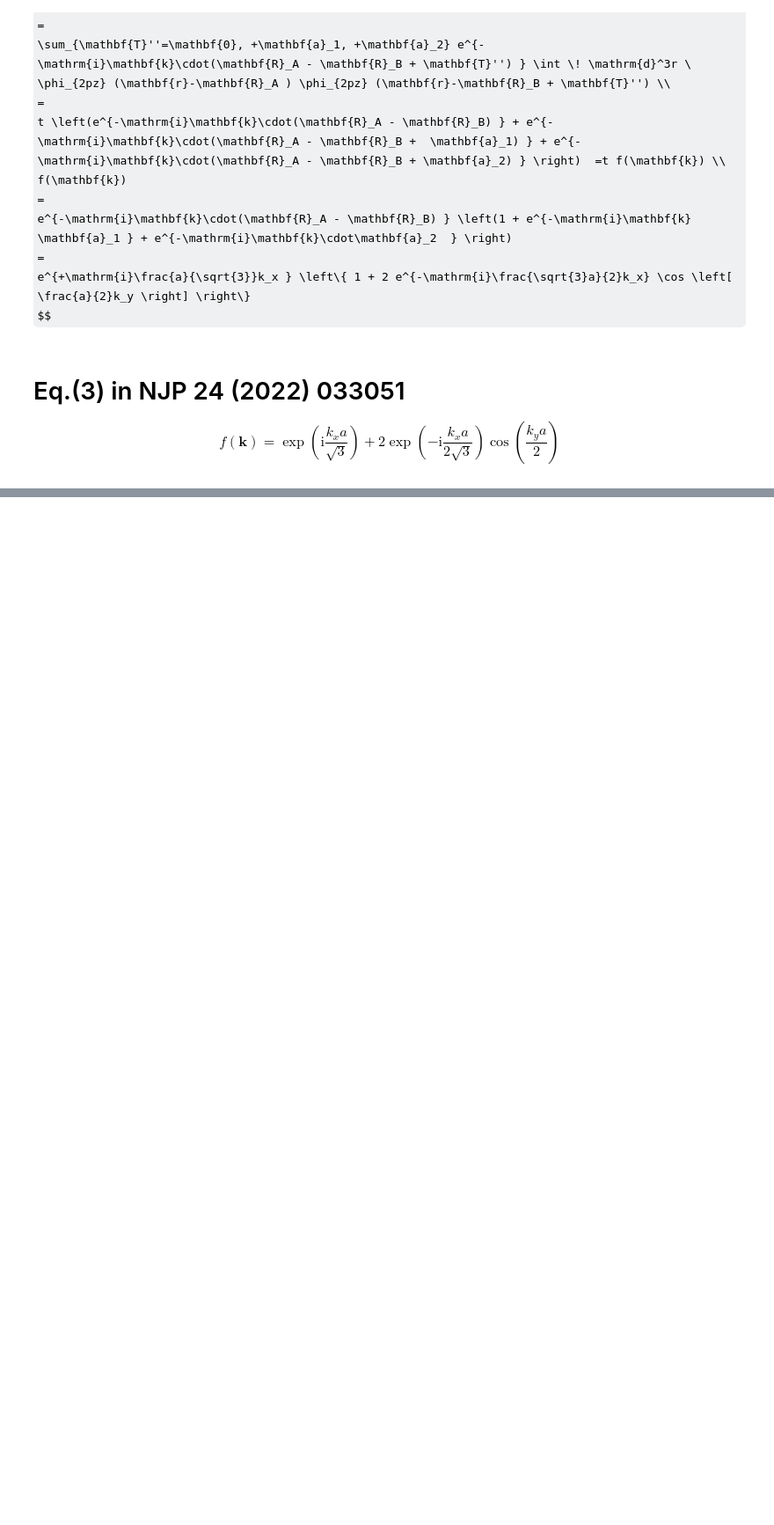
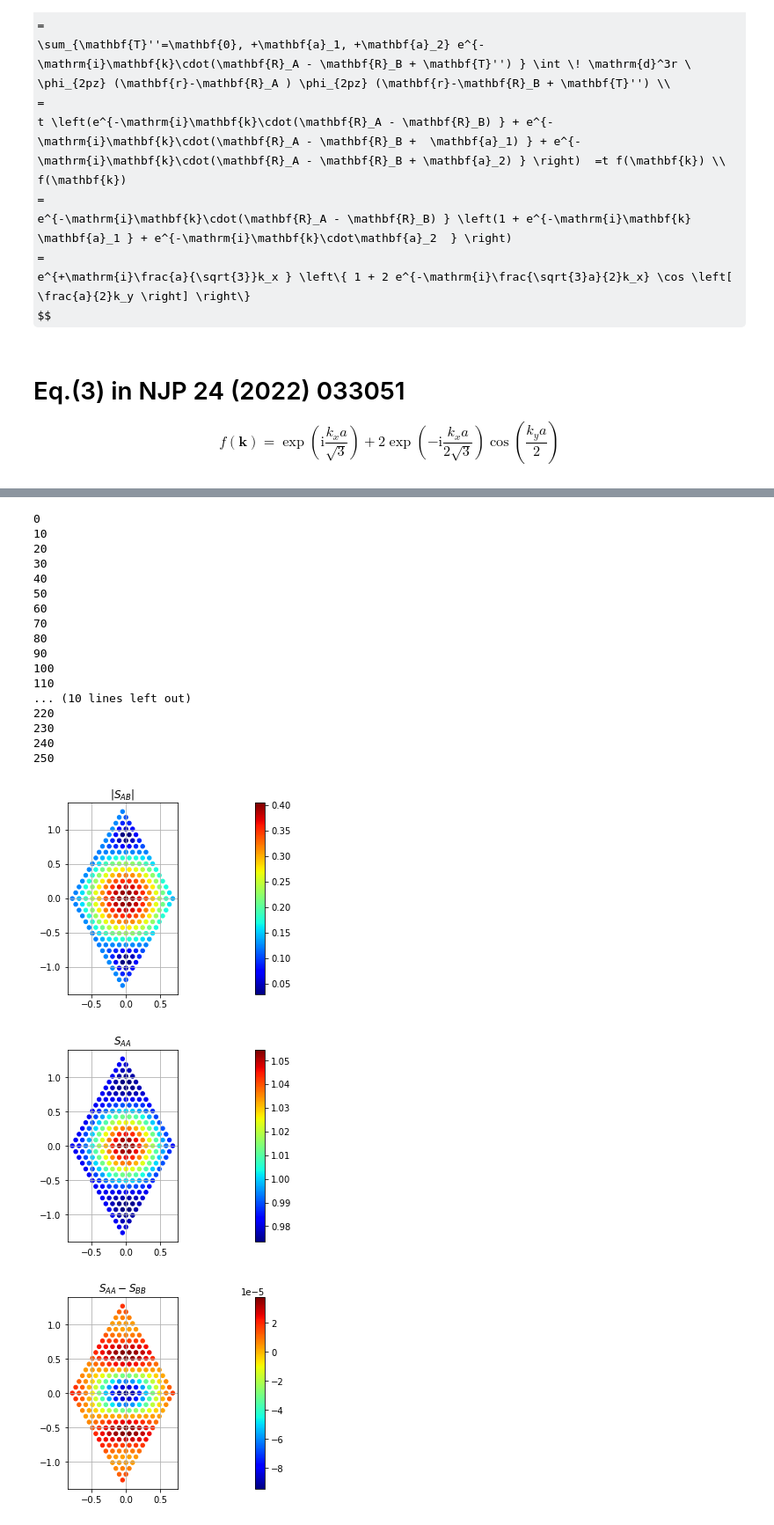
Before and after one commit to Yasushi-Shinohara/2DTBWFAO, a Jupyter notebook: src/TBWF.ipynb, the cells around one changed output, grey strips where cells are left out. Shown at 88% size. Drawn from its saved outputs; the diff is of its cells as text; code cells hidden in the pictures; some formulas as TeX source; blank space fills up the shorter version.

```diff
--- a/src/TBWF.ipynb
+++ b/src/TBWF.ipynb
@@ -1450,0 +262,75 @@ print(0.246*np.sqrt(3.0)/3.0/Bohr2nm)
+# %%
+k_list = []
+SAA_list = []
+SBB_list = []
+SAB_list = []
+Z = 4.0
+get_phiAO = AtomicOrbital.get_2pz
+N2belarge = 4
+N1k = 8*2
+N2k = 8*2
+for i1 in range(N1k):
+    for i2 in range(N2k):
+        k = (i1/N1k - 1/2)*b1 + (i2/N2k - 1/2)*b2
+        #k = (i1/N1k)*b1 + (i2/N2k)*b2
+        k_list.append(k)
+#
+nk = 0
+for k in k_list:
+      #print(k)
+    if (nk%10 ==0):
+        print(nk)
+    phinkA, N1, N2 = get_phink(r, RA, Z, k, get_phiAO, N1=N2belarge, N2=N2belarge)
+    phinkB, N1, N2 = get_phink(r, RB, Z, k, get_phiAO, N1=N2belarge, N2=N2belarge)
+    SAA_list.append(np.sum((np.abs(phinkA))**2)*dV*(N1*N2))
+    SBB_list.append(np.sum((np.abs(phinkB))**2)*dV*(N1*N2))
+    SAB_list.append(np.sum(np.conjugate(phinkA)*phinkB)*dV*(N1*N2))
+    nk += 1
+k_array = np.array(k_list)
+SAA_array = np.array(SAA_list)
+SBB_array = np.array(SBB_list)
+SAB_array = np.array(SAB_list)
+plt.figure()
+plt.title('$|S_{AB}|$')
+plt.scatter(k_array[:,0], k_array[:,1], s = 5000.0/(N1k*N2k), c=np.abs(SAB_array), cmap=plt.cm.jet)
+plt.grid()
+plt.colorbar()
+plt.axis('scaled')
+plt.show()
+#
+plt.figure()
+plt.title('$S_{AA}$')
+plt.scatter(k_array[:,0], k_array[:,1], s = 5000.0/(N1k*N2k), c=SAA_array, cmap=plt.cm.jet)
+plt.grid()
+plt.colorbar()
+plt.axis('scaled')
+plt.show()
+#
+plt.figure()
+plt.title('$S_{AA} - S_{BB}$')
+plt.scatter(k_array[:,0], k_array[:,1], s = 5000.0/(N1k*N2k), c=SAA_array - SBB_array, cmap=plt.cm.jet)
+plt.grid()
+plt.colorbar()
+plt.axis('scaled')
+plt.show()
+# %% [output]
+0
+10
+20
+30
+40
+50
+60
+70
+80
+90
+100
+110
+... (10 lines left out)
+220
+230
+240
+250
+[figure, added]
+[figure, added]
+[figure, added]
```
Also changed, not shown: parts of 52 cells of this notebook.
